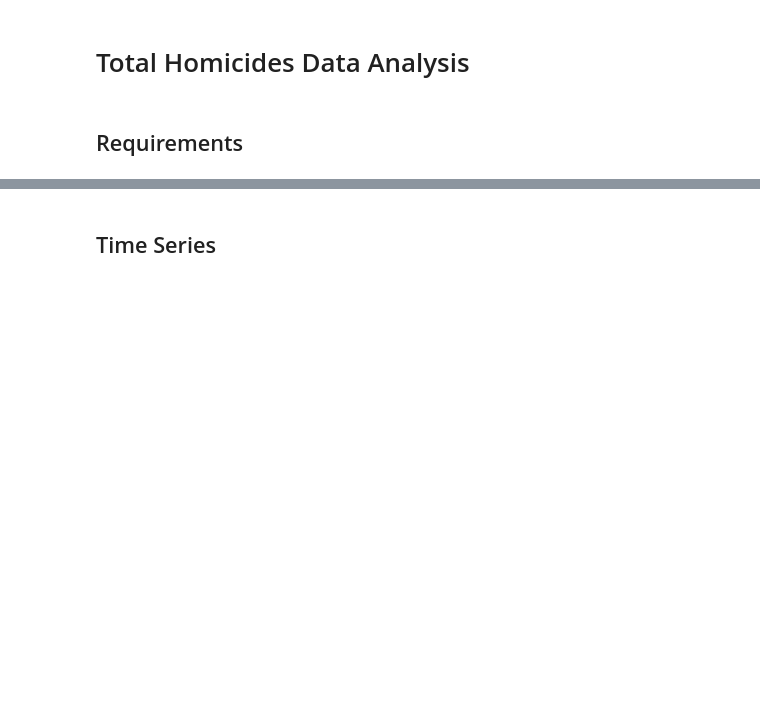
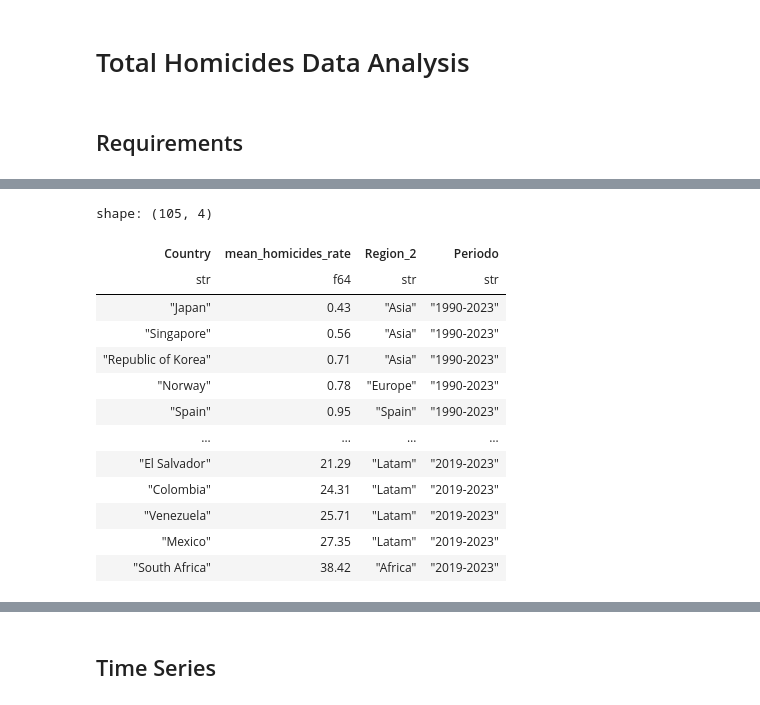
Before and after one commit to FabioScielzoOrtiz/crime_data_analysis, a Jupyter notebook: notebooks/01a_total_homicides_analysis.ipynb, the cells around one changed output, grey strips where cells are left out. Saved outputs shown, nothing was run; the diff lists cells and outputs as text; code cells hidden in the pictures; blank space fills up the shorter version.

```diff
--- a/notebooks/01a_total_homicides_analysis.ipynb
+++ b/notebooks/01a_total_homicides_analysis.ipynb
@@ -122,15 +49,15 @@ prop_year_in_period: {'Spain': np.float64(1.0), 'Portugal': np.float64(0.8), 'Fr
 # %%
-df_ranking_combined = {}
+# Processing for Rankings by country and region
 
-for k in df_ranking.keys():
+initial_years = [1990,
+                 optimal_min_year,# 1998
+                 2014,
+                 2019]
 
-    dfs_list = []
-
-    for initial_year in ranking_initial_years:
-
-        temp_df = df_ranking[k][initial_year].clone()
-        label_period = f"{initial_year}-2023"
-        temp_df = temp_df.with_columns(pl.lit(label_period).alias("Periodo"))
-        dfs_list.append(temp_df)
-
-    df_ranking_combined[k] = pl.concat(dfs_list)
+df_ranking_combined, df_ranking_dict = process_ranking_data(
+    df = df_time_series['country'],
+    selected_countries = SELECTED_COUNTRIES,
+    prop_years_in_period_limit = PROP_YEARS_IN_PERIOD_LIMIT,
+    initial_years = initial_years,
+    max_year = max_year
+)
@@ -136,0 +118,17 @@ for k in df_ranking.keys():
+# %%
+df_ranking_combined['country']
+# %% [output]
+shape: (105, 4)
+| Country | mean_homicides_rate | Region_2 | Periodo |
+| str | f64 | str | str |
+| "Japan" | 0.43 | "Asia" | "1990-2023" |
+| "Singapore" | 0.56 | "Asia" | "1990-2023" |
+| "Republic of Korea" | 0.71 | "Asia" | "1990-2023" |
+| "Norway" | 0.78 | "Europe" | "1990-2023" |
+| "Spain" | 0.95 | "Spain" | "1990-2023" |
+| … | … | … | … |
+| "El Salvador" | 21.29 | "Latam" | "2019-2023" |
+| "Colombia" | 24.31 | "Latam" | "2019-2023" |
+| "Venezuela" | 25.71 | "Latam" | "2019-2023" |
+| "Mexico" | 27.35 | "Latam" | "2019-2023" |
+| "South Africa" | 38.42 | "Africa" | "2019-2023" |
```
Also changed, not shown: parts of 14 cells of this notebook, 5 other files.
